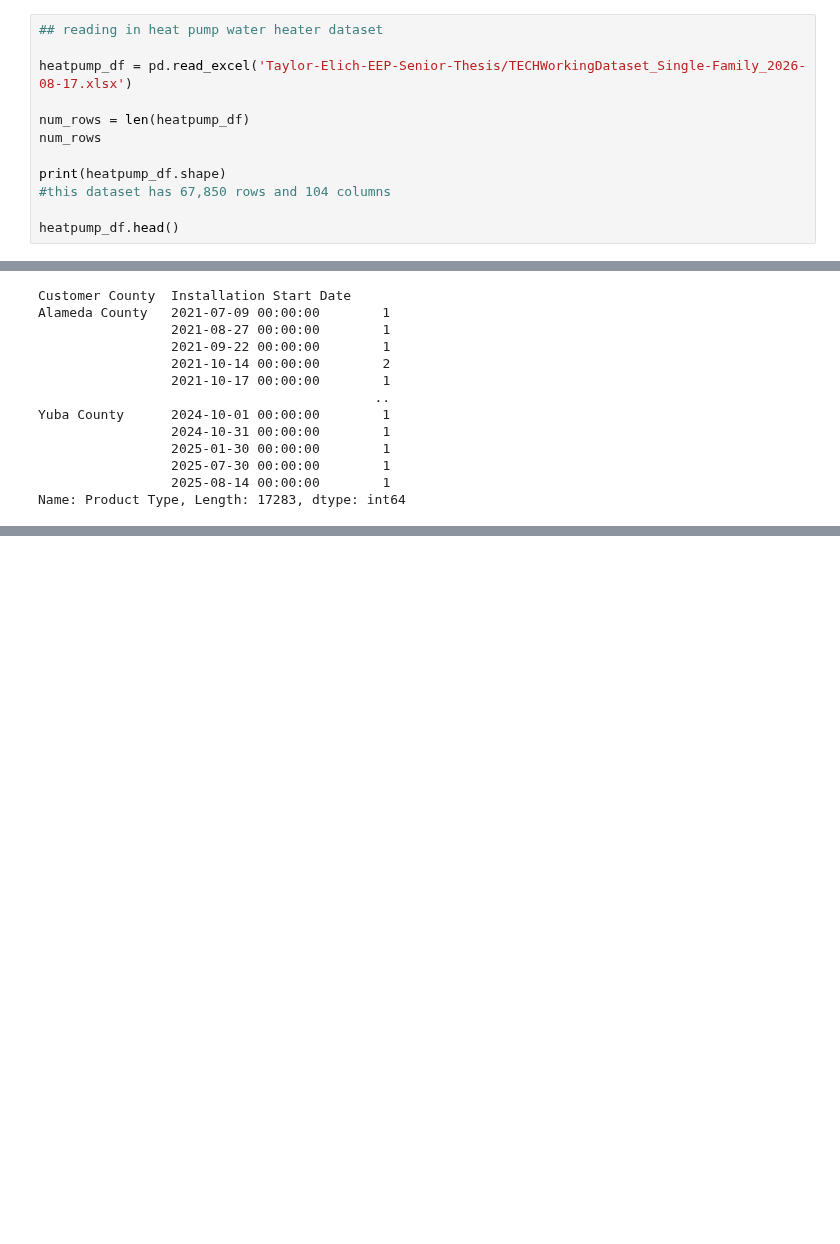
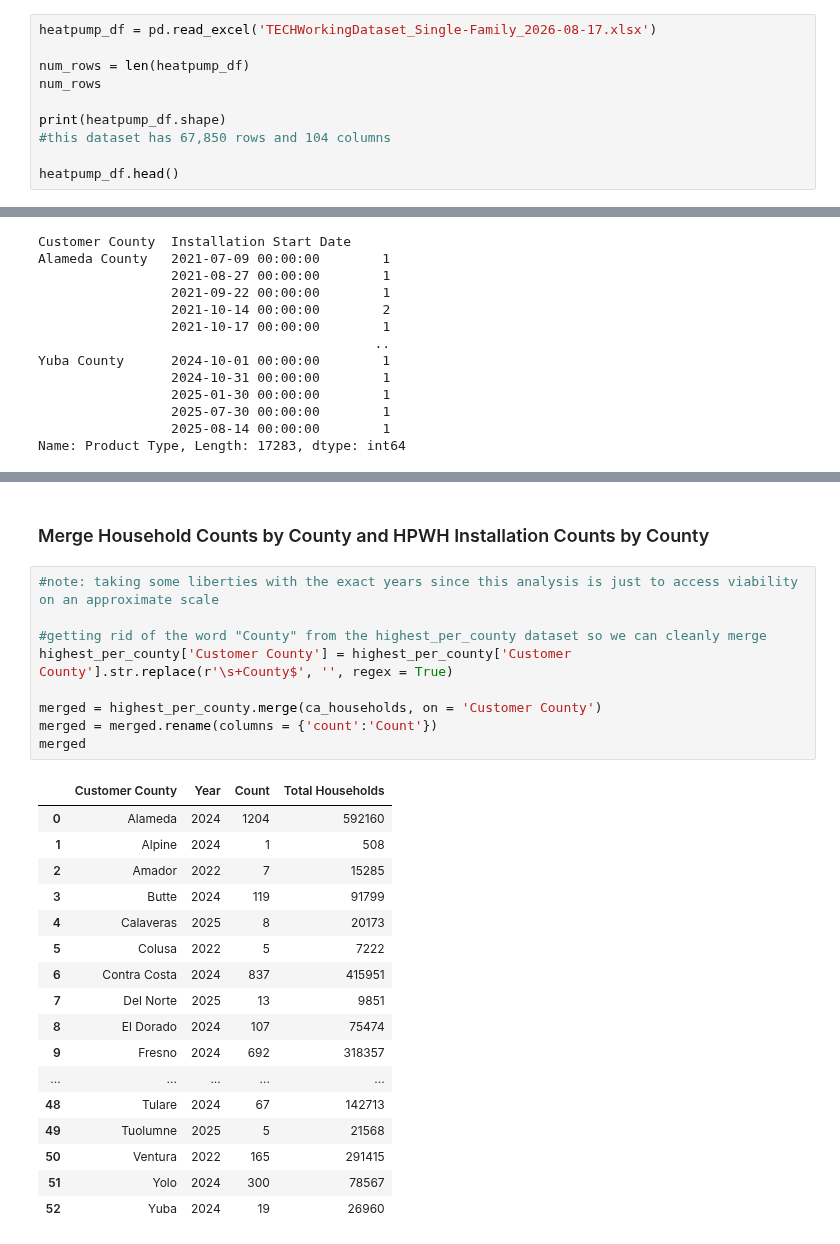
Before and after one commit to taylore25/Taylor-Elich-EEP-Senior-Thesis, a Jupyter notebook: Initial Analysis.ipynb, the cells around one changed output, grey strips where cells are left out. Saved outputs shown, nothing was run; the diff lists cells and outputs as text; blank space fills up the shorter version.

```diff
--- a/Initial Analysis.ipynb
+++ b/Initial Analysis.ipynb
@@ -3,7 +5,5 @@ import pandas as pd
 # %%
-## reading in heat pump water heater dataset
-
-heatpump_df = pd.read_excel('Taylor-Elich-EEP-Senior-Thesis/TECHWorkingDataset_Single-Family_2026-08-17.xlsx')
+heatpump_df = pd.read_excel('TECHWorkingDataset_Single-Family_2026-08-17.xlsx')
 
 num_rows = len(heatpump_df)
 num_rows
@@ -68,0 +244,29 @@ Name: Product Type, Length: 17283, dtype: int64
+# %% [markdown]
+### Merge Household Counts by County and HPWH Installation Counts by County
+# %%
+#note: taking some liberties with the exact years since this analysis is just to access viability on an approximate scale
+
+#getting rid of the word "County" from the highest_per_county dataset so we can cleanly merge
+highest_per_county['Customer County'] = highest_per_county['Customer County'].str.replace(r'\s+County$', '', regex = True)
+
+merged = highest_per_county.merge(ca_households, on = 'Customer County')
+merged = merged.rename(columns = {'count':'Count'})
+merged
+# %% [output]
+|  | Customer County | Year | Count | Total Households |
+| 0 | Alameda | 2024 | 1204 | 592160 |
+| 1 | Alpine | 2024 | 1 | 508 |
+| 2 | Amador | 2022 | 7 | 15285 |
+| 3 | Butte | 2024 | 119 | 91799 |
+| 4 | Calaveras | 2025 | 8 | 20173 |
+| 5 | Colusa | 2022 | 5 | 7222 |
+| 6 | Contra Costa | 2024 | 837 | 415951 |
+| 7 | Del Norte | 2025 | 13 | 9851 |
+| 8 | El Dorado | 2024 | 107 | 75474 |
+| 9 | Fresno | 2024 | 692 | 318357 |
+| ... | ... | ... | ... | ... |
+| 48 | Tulare | 2024 | 67 | 142713 |
+| 49 | Tuolumne | 2025 | 5 | 21568 |
+| 50 | Ventura | 2022 | 165 | 291415 |
+| 51 | Yolo | 2024 | 300 | 78567 |
+| 52 | Yuba | 2024 | 19 | 26960 |
```
Also changed, not shown: parts of 18 cells of this notebook.
